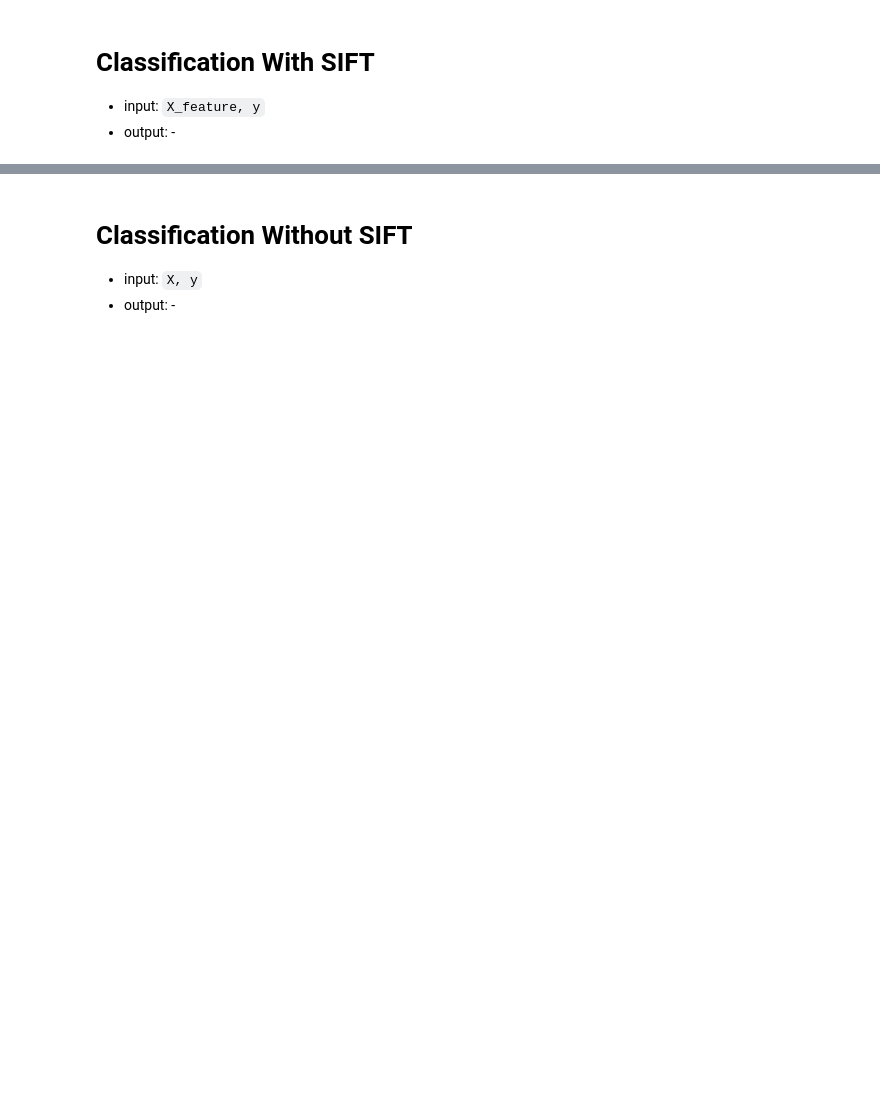
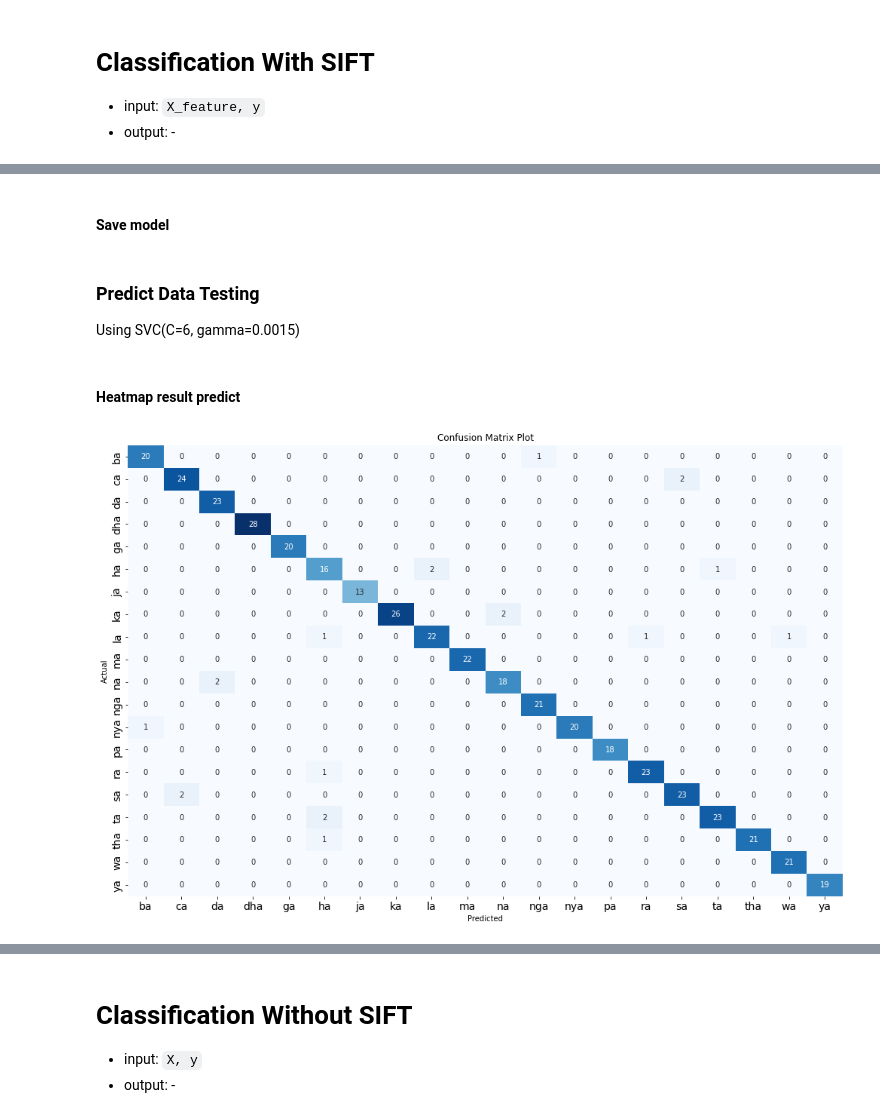
Before and after one commit to RTAgung/tugas-akhir, a Jupyter notebook: Code/campuran-SIFT.ipynb, the cells around one changed output, grey strips where cells are left out. Saved outputs shown, nothing was run; the diff lists cells and outputs as text; code cells hidden in the pictures; blank space fills up the shorter version.

```diff
--- a/Code/campuran-SIFT.ipynb
+++ b/Code/campuran-SIFT.ipynb
@@ -307,3 +320,3 @@ def kmeans_bow(all_descriptors, num_cluster):
 # %%
-num_cluster = 200
-kmeans, bow = kmeans_bow(all_descriptors, num_cluster)
+num_cluster = 500
+bow = kmeans_bow(all_descriptors, num_cluster)
@@ -372,9 +382,9 @@ Ukuran data testing: 441
 # %%
-svm_params = {
+svm_ws_params = {
     'C': [1, 3, 6, 10, 15],
-    'gamma': ['auto']
+    'gamma': ['auto', 0.001, 0.0015, 0.0025, 0.003]
 }
-svm_cv = GridSearchCV(estimator=SVC(kernel='rbf'), param_grid=svm_params, cv=5, verbose=3)
+svm_ws = GridSearchCV(estimator=SVC(kernel='rbf'), param_grid=svm_ws_params, cv=5, verbose=3)
 # %%
-svm_cv.fit(X_train, y_train)
+svm_ws.fit(X_train, y_train)
 # %% [output]
@@ -428,0 +452,2 @@ y_pred = svm_cv.predict(X_test)
+# %% [markdown]
+#### Save model
@@ -429 +457,24 @@ y_pred = svm_cv.predict(X_test)
+# %% [markdown]
+### Predict Data Testing
+
+Using SVC(C=6, gamma=0.0015)
+# %%
+y_pred = svm_ws.predict(X_test)
+# %% [markdown]
+#### Heatmap result predict
+# %%
+conf_ws = pd.DataFrame(confusion_matrix(y_test, y_pred), columns=hanacaraka, index=hanacaraka)
+
+plt.figure(figsize=(17,11))
+
+res = sns.heatmap(conf_ws, annot=True, fmt="g", cmap="Blues", cbar=False)
+res.set_yticklabels(res.get_ymajorticklabels(), fontsize = 14)
+res.set_xticklabels(res.get_xmajorticklabels(), fontsize = 14)
+
+plt.xlabel("Predicted")
+plt.ylabel("Actual")
+plt.title("Confusion Matrix Plot")
+plt.show()
+# %% [output]
+[figure, added]
 # %%
```
Also changed, not shown: parts of 90 cells of this notebook, 5 other files.
